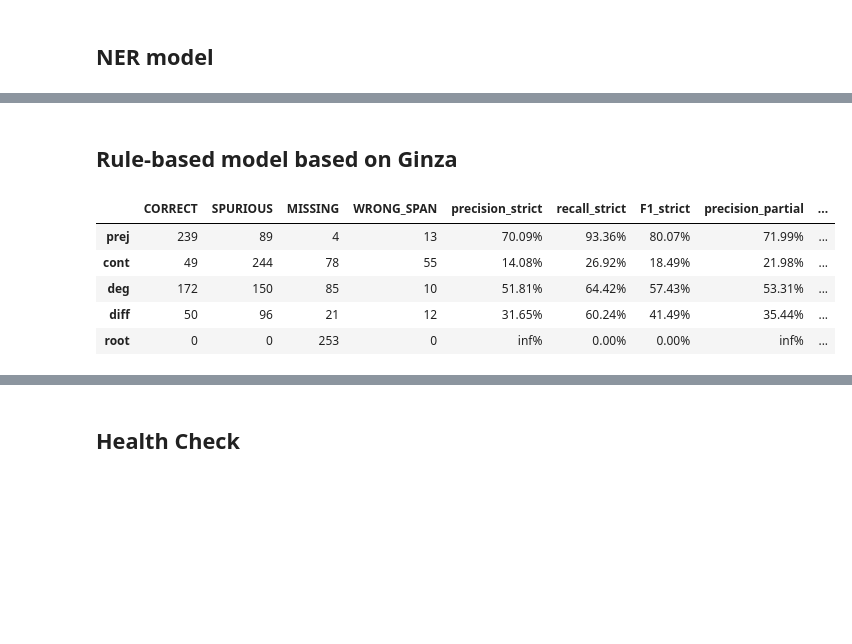
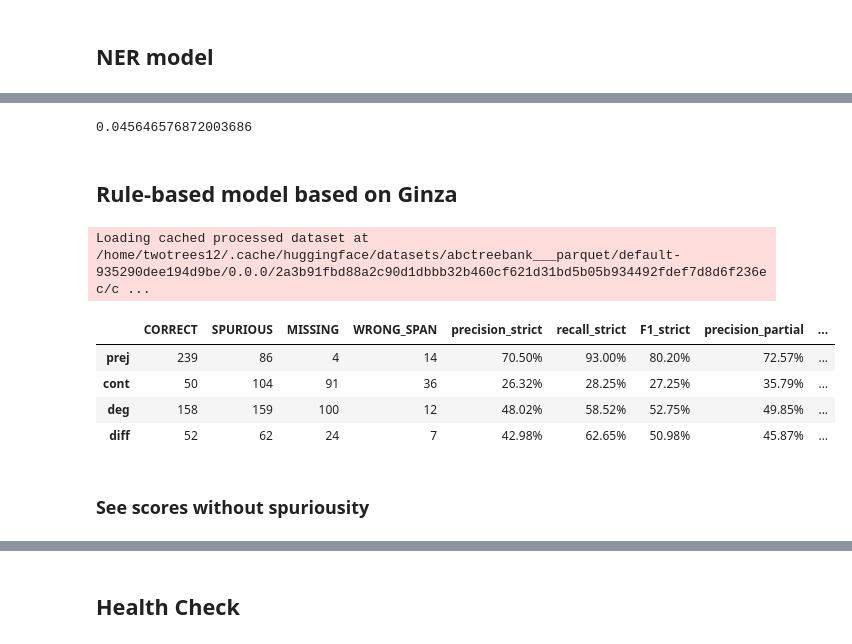
Before and after one commit to ABCTreebank/comparative-ner-utils, a Jupyter notebook: notebooks/stats_2022-12-31.ipynb, the cells around one changed output, grey strips where cells are left out. Cells and saved outputs as stored; diff of their text form; code cells hidden in the pictures; blank space fills up the shorter version.

Commit message:
docs: update stats 2022-12-31
finalized for NLP2023

```diff
--- a/notebooks/stats_2022-12-31.ipynb
+++ b/notebooks/stats_2022-12-31.ipynb
@@ -27,0 +31,31 @@ Found cached dataset parquet (/home/twotrees12/.cache/huggingface/datasets/abctr
+# %%
+_RE_kurabe = re.compile(r"kurabe")
+_RE_rentai = re.compile(r"関係|連体")
+_RE_renyoo = re.compile(r"連用")
+_RE_fromtree = re.compile(r"^FROM TREE:")
+_RE_questionable = re.compile("？|\\?")
+
+df_ds_all_stats = pd.DataFrame(
+    data = np.zeros((2, 4), dtype = np.int_),
+    index = ["より", "比べ"],
+    columns = ["連体", "連用", "その他比較", "非比較"],
+)
+
+for record in datasets.concatenate_datasets(
+    [dataset_raw["train"], dataset_raw["test"]],
+):
+    index = "比べ" if _RE_kurabe.search(record["ID"]) else "より"
+
+    comments = tuple(
+        c for c in record["comments"]
+        if not _RE_fromtree.search(c)
+    )
+
+    if any(_RE_rentai.search(c) for c in comments):
+        df_ds_all_stats.loc[index, "連体"] += 1
+    elif any(_RE_renyoo.search(c) for c in comments):
+        df_ds_all_stats.loc[index, "連用"] += 1
+    elif not record["comp"]:
+        df_ds_all_stats.loc[index, "非比較"] += 1
+    else:
+        df_ds_all_stats.loc[index, "その他比較"] += 1
@@ -33,7 +73,7 @@ BATCH_SIZE = 20
 tokenizer = nwr.get_tokenizer()
 model = BertForTokenClassification.from_pretrained(
     "abctreebank/comparative-NER-with-root",
-    revision = "ed1b1834de445a5fc998839677d6c40872c8ad3c",
+    revision = "06e75bfe73a0bdf68ec5c57a93c07ebeb4704126",
     use_auth_token  = True,
 ).cuda()
 # %%
@@ -144,7 +230,17 @@ df_NER.loc[
+# %%
+df_NER_wo_spurious.loc[
+    ["prej", "cont", "deg", "diff"],
+    "precision_strict"
+].mean() - df_NER.loc[
+    ["prej", "cont", "deg", "diff"],
+    "precision_strict"
+].mean()
+# %% [output]
+0.045646576872003686
 # %% [markdown]
 ## Rule-based model based on Ginza
 # %%
-with open("./predictions_SpaCy_2023-01-07.jsonl") as f:
+with open("./predictions_SpaCy_2023-01-13.jsonl") as f:
     ds_rule_predicted= dict(
         (record["ID"], record)
         for record in map(
@@ -183,15 +279,15 @@ def _add_rulebased_prediction(
     return entry
 
 ds_test = ds_test.map(_add_rulebased_prediction)
+# %% [output]
+Loading cached processed dataset at /home/twotrees12/.cache/huggingface/datasets/abctreebank___parquet/default-935290dee194d9be/0.0.0/2a3b91fbd88a2c90d1dbbb32b460cf621d31bd5b05b934492fdef7d8d6f236ec/c ...
 # %%
 metric_rulebased = aoc.calc_prediction_metrics(
     predictions = (
         rec["comp_predicted_rulebased"] for rec in ds_test
-        if rec["comp_predicted_rulebased"] is not None
     ),
     references = (
         rec["comp_diced"] for rec in ds_test
-        if rec["comp_predicted_rulebased"] is not None
     )
 )
 
@@ -224,16 +320,17 @@ df_rulebased = pd.DataFrame.from_dict(
 )
 # %%
 df_rulebased.loc[
-    ["prej", "cont", "deg", "diff", "root"],
+    ["prej", "cont", "deg", "diff"],
     ["CORRECT", "SPURIOUS", "MISSING", "WRONG_SPAN",
         "precision_strict", "recall_strict", "F1_strict",
         "precision_partial", "recall_partial", "F1_partial",
     ]
 ]
 # %% [output]
 |  | CORRECT | SPURIOUS | MISSING | WRONG_SPAN | precision_strict | recall_strict | F1_strict | precision_partial | ... |
-| prej | 239 | 89 | 4 | 13 | 70.09% | 93.36% | 80.07% | 71.99% | ... |
-| cont | 49 | 244 | 78 | 55 | 14.08% | 26.92% | 18.49% | 21.98% | ... |
-| deg | 172 | 150 | 85 | 10 | 51.81% | 64.42% | 57.43% | 53.31% | ... |
-| diff | 50 | 96 | 21 | 12 | 31.65% | 60.24% | 41.49% | 35.44% | ... |
-| root | 0 | 0 | 253 | 0 | inf% | 0.00% | 0.00% | inf% | ... |
+| prej | 239 | 86 | 4 | 14 | 70.50% | 93.00% | 80.20% | 72.57% | ... |
+| cont | 50 | 104 | 91 | 36 | 26.32% | 28.25% | 27.25% | 35.79% | ... |
+| deg | 158 | 159 | 100 | 12 | 48.02% | 58.52% | 52.75% | 49.85% | ... |
+| diff | 52 | 62 | 24 | 7 | 42.98% | 62.65% | 50.98% | 45.87% | ... |
+# %% [markdown]
+### See scores without spuriousity
```
Also changed, not shown: parts of 16 cells of this notebook, 1 other file.
